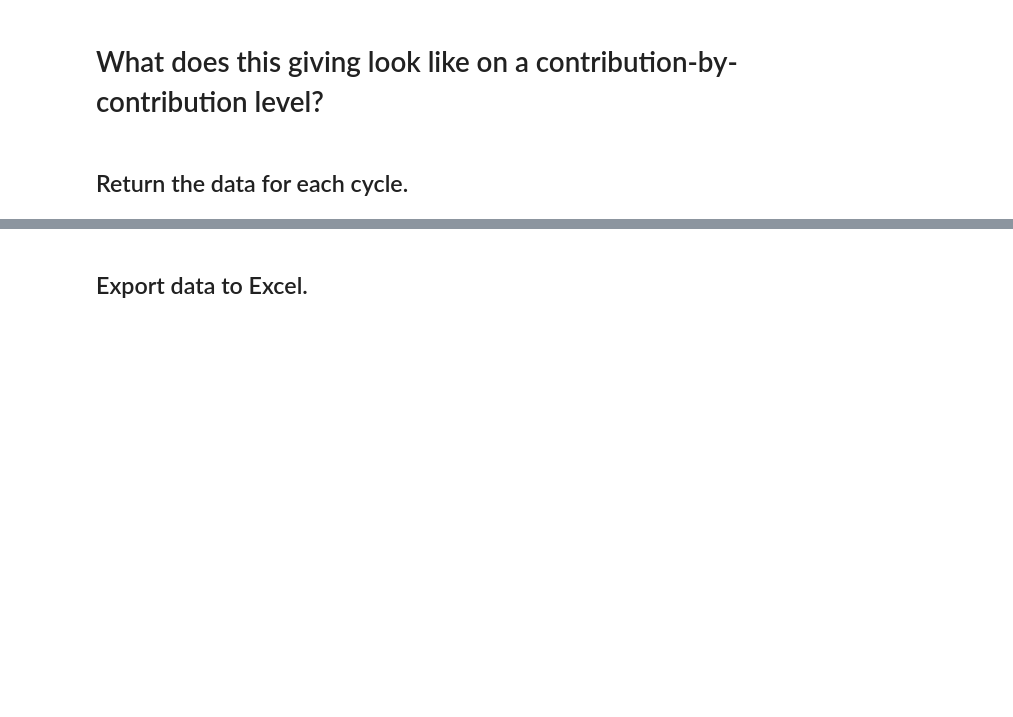
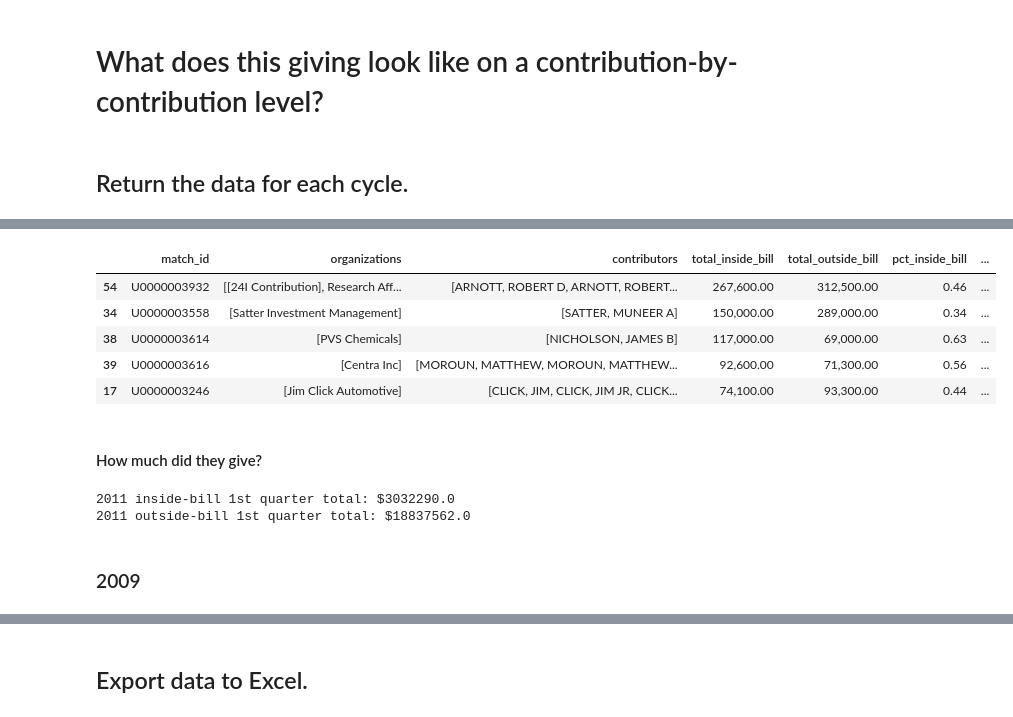
Before and after one commit to PublicI/tax-bill-contribs, a Jupyter notebook: tax-bill-analysis.ipynb, the cells around one changed output, grey strips where cells are left out. Cells and saved outputs as stored; diff of their text form; code cells hidden in the pictures; blank space fills up the shorter version.

```diff
--- a/tax-bill-analysis.ipynb
+++ b/tax-bill-analysis.ipynb
@@ -650,0 +761,3 @@ pre_bill_contributions_09 = run_contributions_query("pre_bill", "09", "2018", "2
+# %%
+inside_bill_donors_committees_11_1st_qtr = run_donors_query_1st_qtr("inside", "11", "2018", "2017-02-02", "2017-03-31", "2012", "2011-02-02", "2011-03-31", "2011-02-02", "2011-03-31")
+outside_bill_donors_committees_11_1st_qtr = run_donors_query_1st_qtr("outside", "11", "2018", "2017-02-02", "2017-03-31", "2012", "2011-01-01", "2011-02-01", "2011-04-01", "2011-12-31")
@@ -650,0 +900,9 @@ pre_bill_contributions_09 = run_contributions_query("pre_bill", "09", "2018", "2
+# %%
+inside_bill_donors_11_1st_qtr = inside_bill_donors_committees_11_1st_qtr.groupby(["match_id"]).agg({"organizations": max, "contributors": max, "total": sum}).reset_index()
+outside_bill_donors_11_1st_qtr = outside_bill_donors_committees_11_1st_qtr.groupby(["match_id"]).agg({"organizations": max, "contributors": max, "total": sum}).reset_index()
+# %%
+donors_11_1st_qtr = inside_bill_donors_11_1st_qtr.merge(outside_bill_donors_11_1st_qtr, how="outer", on="match_id", suffixes=["_inside_bill", "_outside_bill"])
+donors_11_1st_qtr.drop(["organizations_outside_bill", "contributors_outside_bill"], axis=1, inplace=True)
+donors_11_1st_qtr.rename(columns={"organizations_inside_bill": "organizations", "contributors_inside_bill": "contributors"}, inplace=True)
+donors_11_1st_qtr["total_outside_bill"].fillna(0, inplace=True)
+donors_11_1st_qtr.info()
@@ -650,0 +920,23 @@ pre_bill_contributions_09 = run_contributions_query("pre_bill", "09", "2018", "2
+# %%
+donors_11_1st_qtr["pct_inside_bill"] = donors_11_1st_qtr["total_inside_bill"] / (donors_11_1st_qtr["total_outside_bill"] + donors_11_1st_qtr["total_inside_bill"])
+donors_11_1st_qtr["pct_outside_bill"] = donors_11_1st_qtr["total_outside_bill"] / (donors_11_1st_qtr["total_outside_bill"] + donors_11_1st_qtr["total_inside_bill"])
+donors_11_1st_qtr["change"] = donors_11_1st_qtr["total_inside_bill"] - donors_11_1st_qtr["total_outside_bill"]
+donors_11_1st_qtr["pct_change"] = (donors_11_1st_qtr["total_inside_bill"] - donors_11_1st_qtr["total_outside_bill"]) / donors_11_1st_qtr["total_outside_bill"].abs()
+donors_11_1st_qtr.sort_values("total_inside_bill", ascending=False).head()
+# %% [output]
+|  | match_id | organizations | contributors | total_inside_bill | total_outside_bill | pct_inside_bill | ... |
+| 54 | U0000003932 | [[24I Contribution], Research Aff... | [ARNOTT, ROBERT D, ARNOTT, ROBERT... | 267,600.00 | 312,500.00 | 0.46 | ... |
+| 34 | U0000003558 | [Satter Investment Management] | [SATTER, MUNEER A] | 150,000.00 | 289,000.00 | 0.34 | ... |
+| 38 | U0000003614 | [PVS Chemicals] | [NICHOLSON, JAMES B] | 117,000.00 | 69,000.00 | 0.63 | ... |
+| 39 | U0000003616 | [Centra Inc] | [MOROUN, MATTHEW, MOROUN, MATTHEW... | 92,600.00 | 71,300.00 | 0.56 | ... |
+| 17 | U0000003246 | [Jim Click Automotive] | [CLICK, JIM, CLICK, JIM JR, CLICK... | 74,100.00 | 93,300.00 | 0.44 | ... |
+# %% [markdown]
+#### How much did they give?
+# %%
+print("2011 inside-bill 1st quarter total: $" + str(donors_11_1st_qtr["total_inside_bill"].sum()))
+print("2011 outside-bill 1st quarter total: $" + str(donors_11_1st_qtr["total_outside_bill"].sum()))
+# %% [output]
+2011 inside-bill 1st quarter total: $3032290.0
+2011 outside-bill 1st quarter total: $18837562.0
+# %% [markdown]
+### 2009
```
Also changed, not shown: parts of 124 cells of this notebook.
